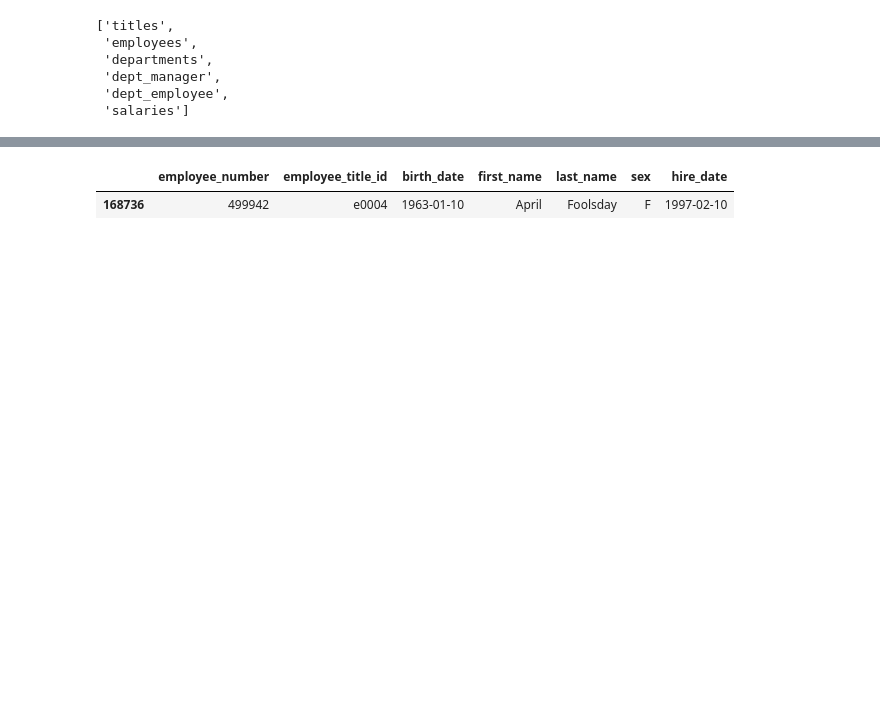
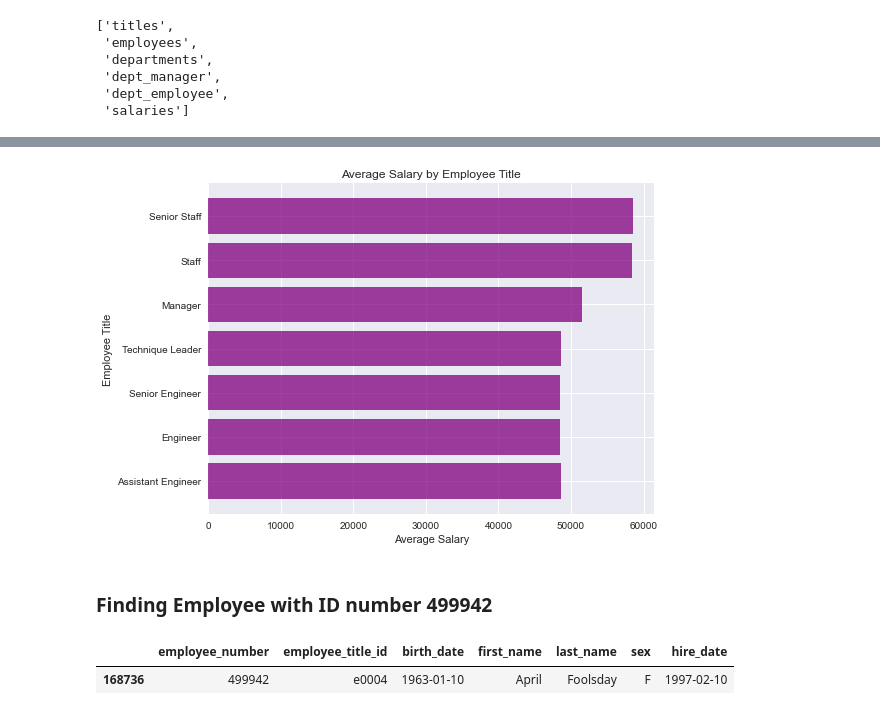
Before and after one commit to AliciaAPerez/Data_Engineering_and_Analysis_of_Employee_Data_with_SQL, a Jupyter notebook: Employee_Analysis/Employee_Analysis.ipynb, the cells around one changed output, grey strips where cells are left out. Cells and saved outputs as stored; diff of their text form; code cells hidden in the pictures; blank space fills up the shorter version.

```diff
--- a/Employee_Analysis/Employee_Analysis.ipynb
+++ b/Employee_Analysis/Employee_Analysis.ipynb
@@ -217,3 +241,18 @@ matplotlib.pyplot.savefig("Average_Salary_Title")
+# %%
+#plot bar graph for average salary by employee title
+title = salary_title["title"]
+salary = salary_title["Avg Salary"]
+fig, ax = plt.subplots()
+ax.set_title("Average Salary by Employee Title")
+ax.set_xlabel("Average Salary")
+ax.set_ylabel("Employee Title")
+ax.barh(title, salary, facecolor="purple", alpha=0.75, align="center")
+fig.tight_layout()
+matplotlib.pyplot.savefig("Average_Salary_Title")
+# %% [output]
+[figure, added]
+# %% [markdown]
+### Finding Employee with ID number 499942
 # %%
 #find employee with ID number 499942
 emp_499942 = Employees.loc[Employees["employee_number"]==499942]
```
Also changed, not shown: parts of 40 cells of this notebook, 5 other files.
